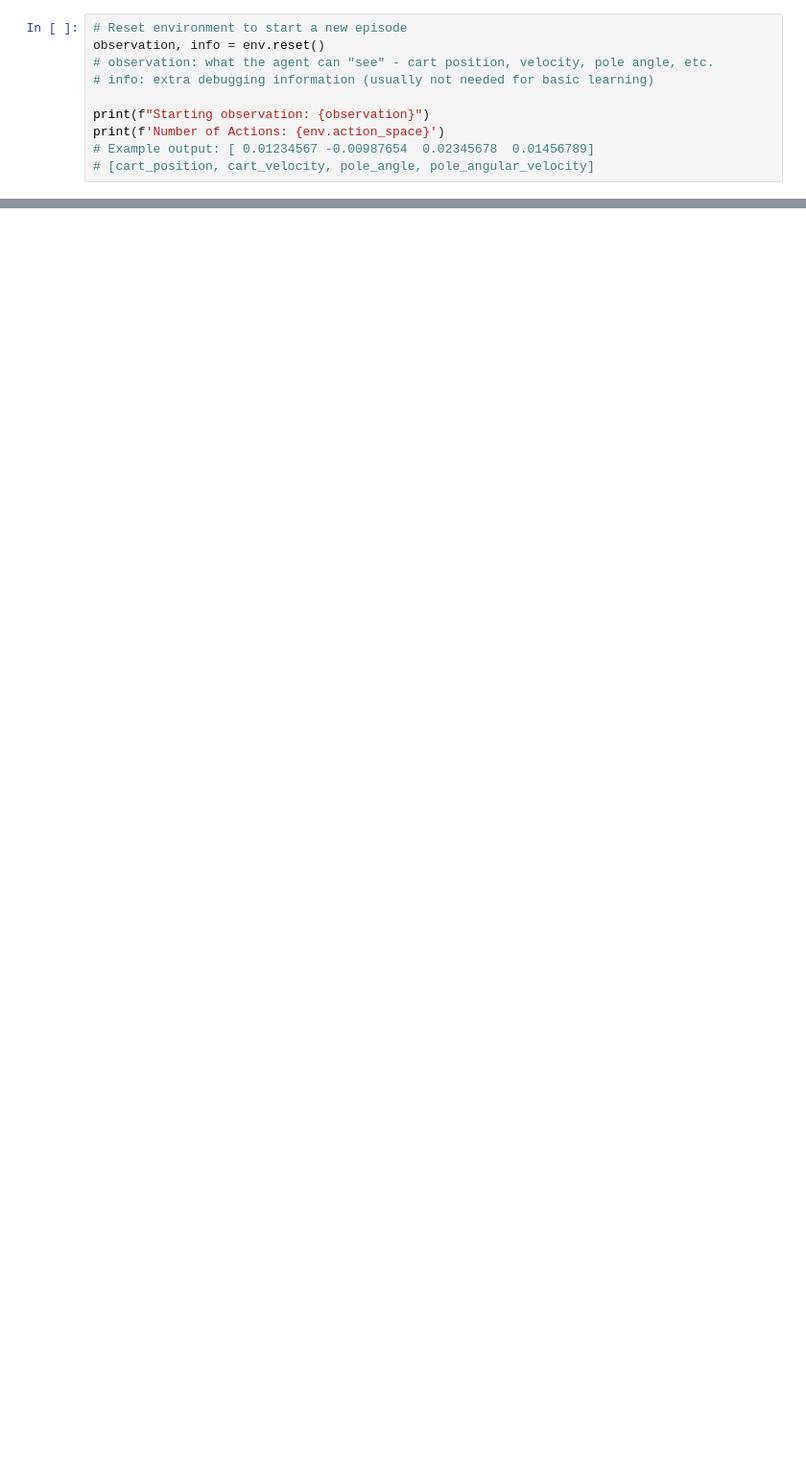
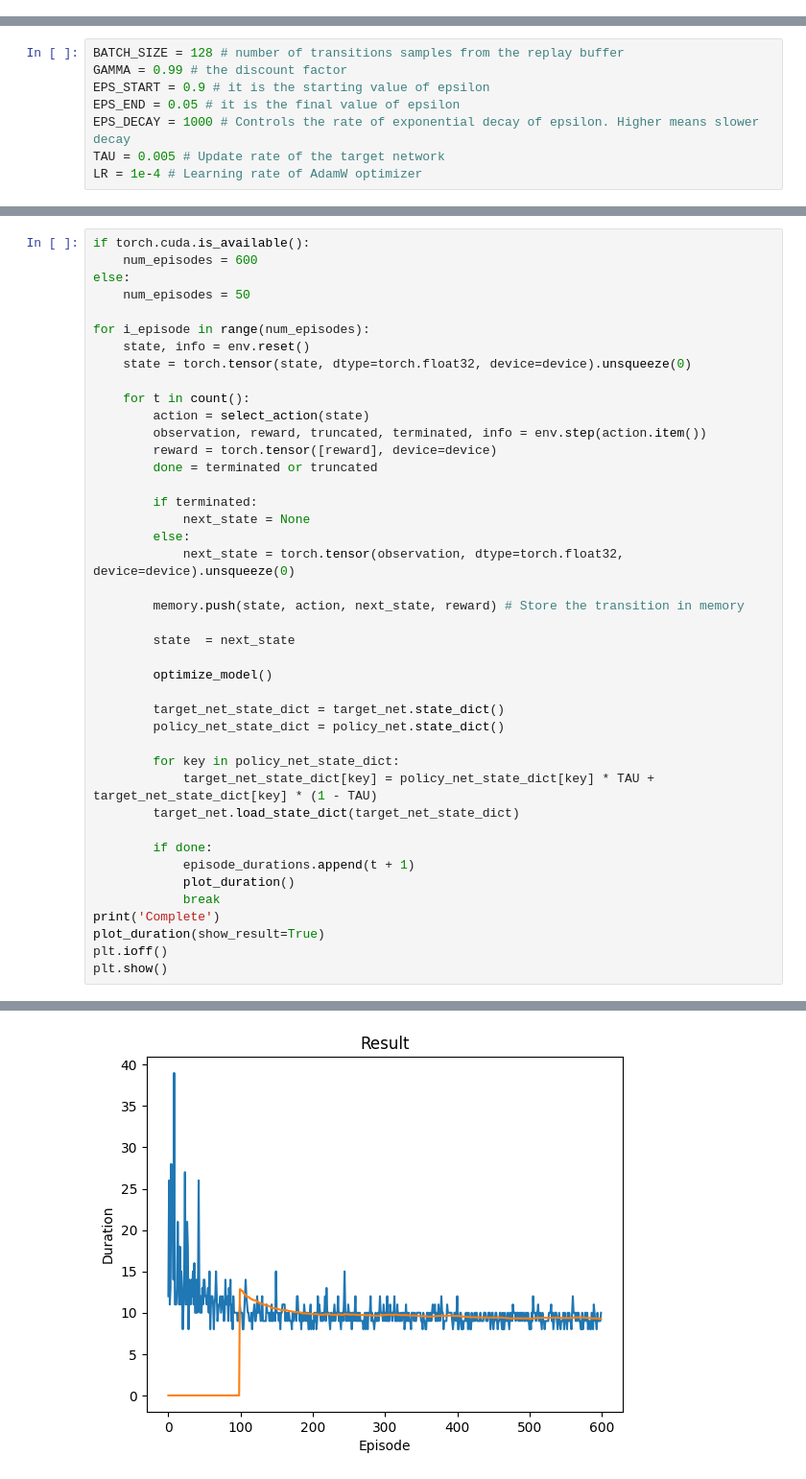
Before and after one commit to sleepsonrockss/CartPole, a Jupyter notebook: CartPole.ipynb, the cells around one changed output, grey strips where cells are left out. Shown at 96% size. Cells and saved outputs as stored; diff of their text form; blank space fills up the shorter version.

Commit message:
PLotting the final DQN graph and Made the optimized model

```diff
--- a/CartPole.ipynb
+++ b/CartPole.ipynb
@@ -6,10 +28,0 @@ env = gym.make("CartPole-v1", render_mode = 'rgb_array') # 'human' for a window
-# %%
-# Reset environment to start a new episode
-observation, info = env.reset()
-# observation: what the agent can "see" - cart position, velocity, pole angle, etc.
-# info: extra debugging information (usually not needed for basic learning)
-
-print(f"Starting observation: {observation}")
-print(f'Number of Actions: {env.action_space}')
-# Example output: [ 0.01234567 -0.00987654  0.02345678  0.01456789]
-# [cart_position, cart_velocity, pole_angle, pole_angular_velocity]
@@ -39,0 +187,8 @@ Episode finished! Total reward: 27.0
+# %%
+BATCH_SIZE = 128 # number of transitions samples from the replay buffer
+GAMMA = 0.99 # the discount factor
+EPS_START = 0.9 # it is the starting value of epsilon
+EPS_END = 0.05 # it is the final value of epsilon
+EPS_DECAY = 1000 # Controls the rate of exponential decay of epsilon. Higher means slower decay
+TAU = 0.005 # Update rate of the target network
+LR = 1e-4 # Learning rate of AdamW optimizer
@@ -39,0 +309,43 @@ Episode finished! Total reward: 27.0
+# %%
+if torch.cuda.is_available():
+    num_episodes = 600
+else:
+    num_episodes = 50
+
+for i_episode in range(num_episodes):
+    state, info = env.reset()
+    state = torch.tensor(state, dtype=torch.float32, device=device).unsqueeze(0)
+
+    for t in count():
+        action = select_action(state)
+        observation, reward, truncated, terminated, info = env.step(action.item())
+        reward = torch.tensor([reward], device=device)
+        done = terminated or truncated
+
+        if terminated:
+            next_state = None
+        else:
+            next_state = torch.tensor(observation, dtype=torch.float32, device=device).unsqueeze(0)
+
+        memory.push(state, action, next_state, reward) # Store the transition in memory
+
+        state  = next_state
+
+        optimize_model()
+
+        target_net_state_dict = target_net.state_dict()
+        policy_net_state_dict = policy_net.state_dict()
+
+        for key in policy_net_state_dict:
+            target_net_state_dict[key] = policy_net_state_dict[key] * TAU + target_net_state_dict[key] * (1 - TAU)
+        target_net.load_state_dict(target_net_state_dict)
+
+        if done:
+            episode_durations.append(t + 1)
+            plot_duration()
+            break
+print('Complete')
+plot_duration(show_result=True)
+plt.ioff()
+plt.show()
+# %% [output]
@@ -39,0 +353 @@ Episode finished! Total reward: 27.0
+[figure, added]
```
Also changed, not shown: parts of 18 cells of this notebook.
